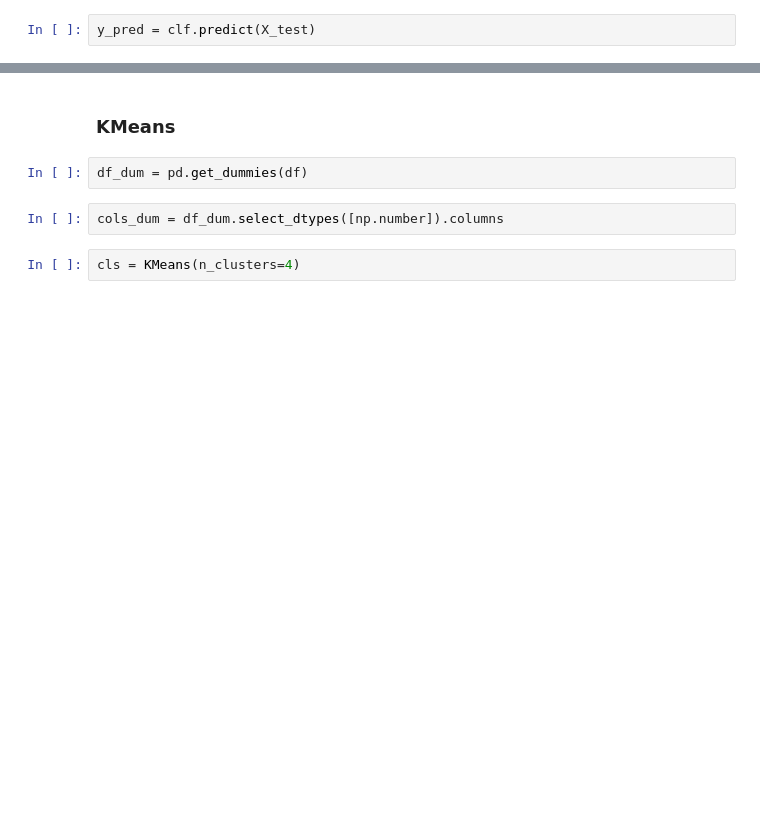
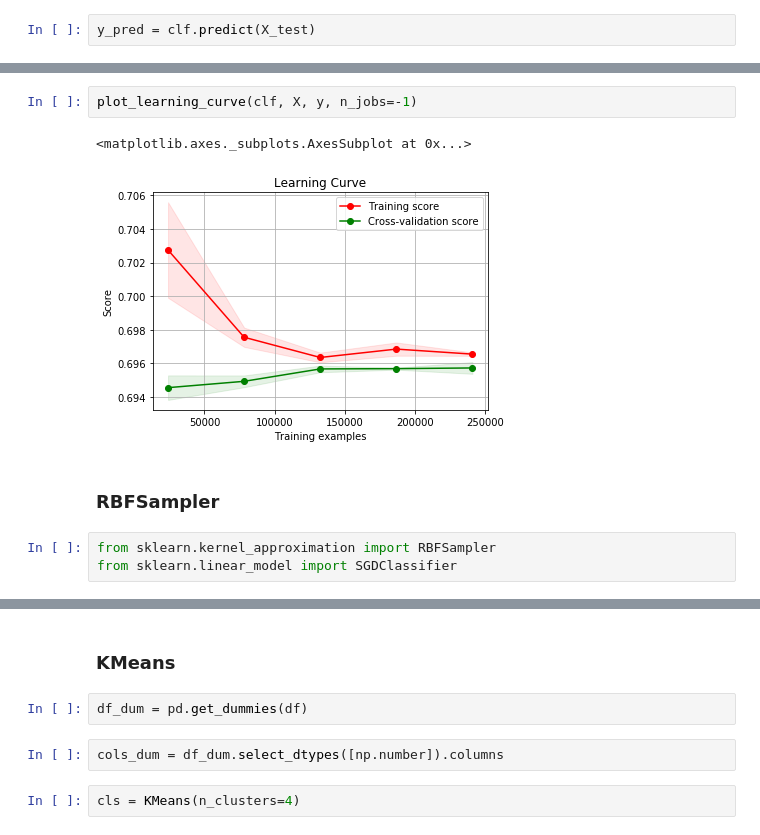
Before and after one commit to mahmoudMBA/CDA, a Jupyter notebook: Kickstarter.ipynb, the cells around one changed output, grey strips where cells are left out. Drawn from its saved outputs; the diff is of its cells as text; blank space fills up the shorter version.

```diff
--- a/Kickstarter.ipynb
+++ b/Kickstarter.ipynb
@@ -434,0 +498,10 @@ plot_learning_curve(clf, X, y, n_jobs=-1)
+# %%
+plot_learning_curve(clf, X, y, n_jobs=-1)
+# %% [output]
+<matplotlib.axes._subplots.AxesSubplot at 0x...>
+[figure, added]
+# %% [markdown]
+### RBFSampler
+# %%
+from sklearn.kernel_approximation import RBFSampler
+from sklearn.linear_model import SGDClassifier
```
Also changed, not shown: parts of 39 cells of this notebook.
